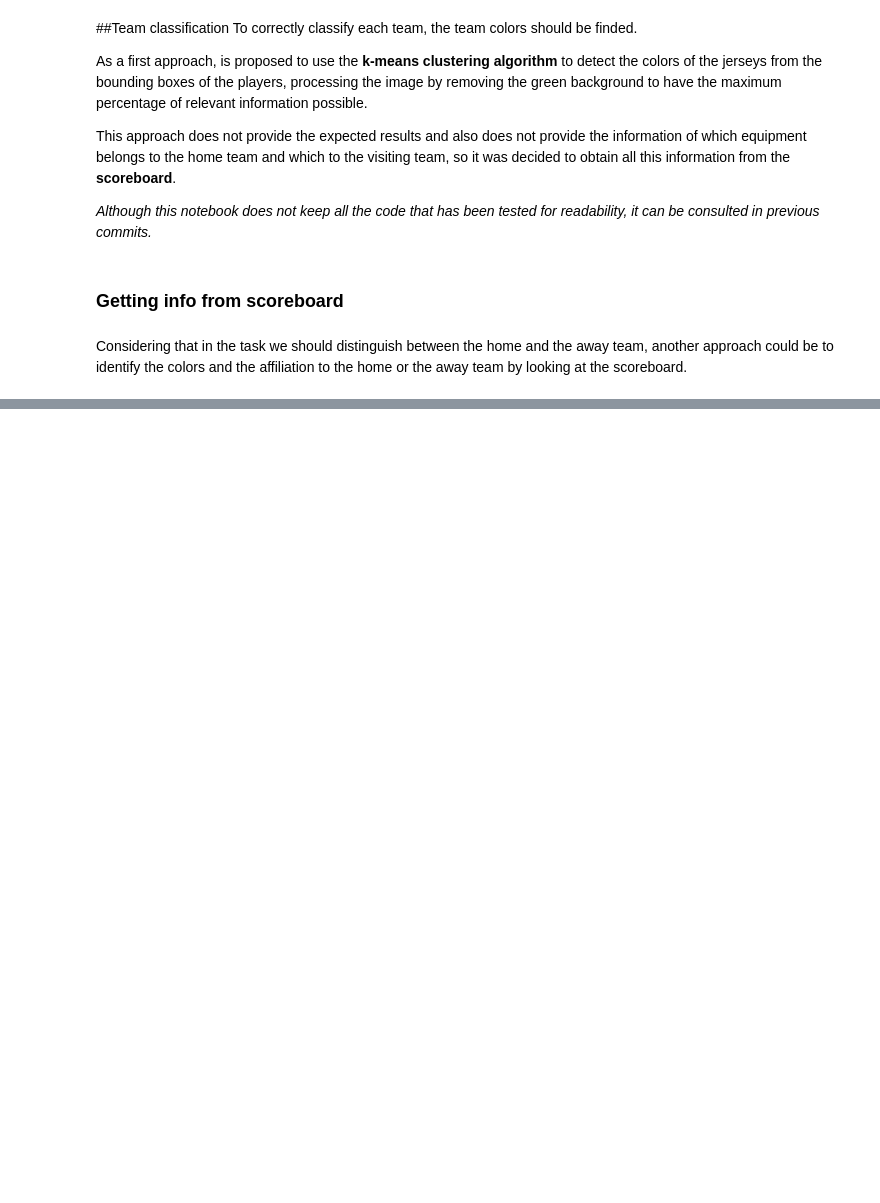
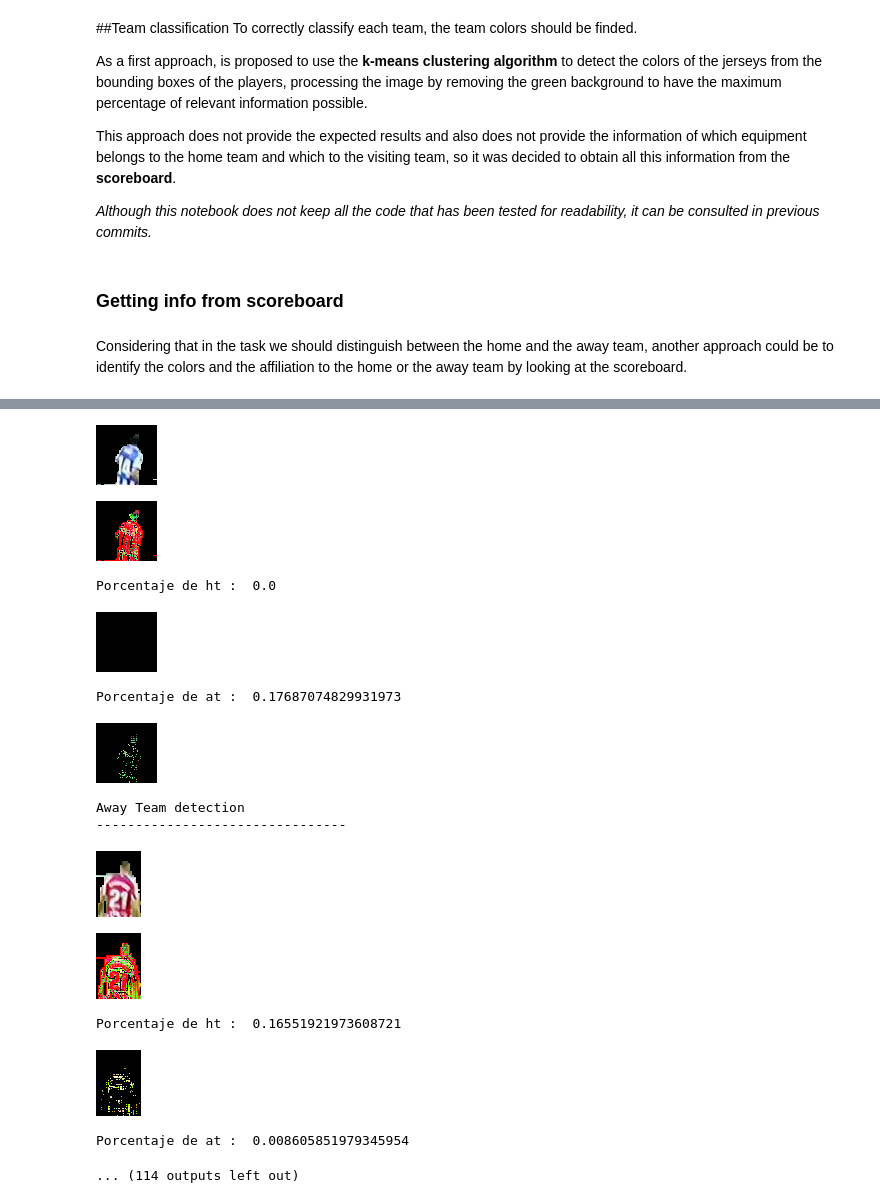
Before and after one commit to isavida/football-task, a Jupyter notebook: main.ipynb, the cells around one changed output, grey strips where cells are left out. Cells and saved outputs as stored; diff of their text form; code cells hidden in the pictures; blank space fills up the shorter version.

Commit message:
Prototype of team classification according to jersey color detection

```diff
--- a/main.ipynb
+++ b/main.ipynb
@@ -283,0 +393,22 @@ for i,r in enumerate(results):
+# %%
+ht_boundaries = get_color_boundaries(home_color)
+at_boundaries = get_color_boundaries(away_color)
+
+for player in persons:
+  cv2_imshow(player)
+  _ = team_classification(player, ht_boundaries, at_boundaries)
+# %% [output]
+[figure, added]
+[figure, added]
+Porcentaje de ht :  0.0
+[figure, added]
+Porcentaje de at :  0.17687074829931973
+[figure, added]
+Away Team detection
+--------------------------------
+[figure, added]
+[figure, added]
+Porcentaje de ht :  0.16551921973608721
+[figure, added]
+Porcentaje de at :  0.008605851979345954
+... (114 outputs left out)
```
Also changed, not shown: parts of 9 cells of this notebook.
